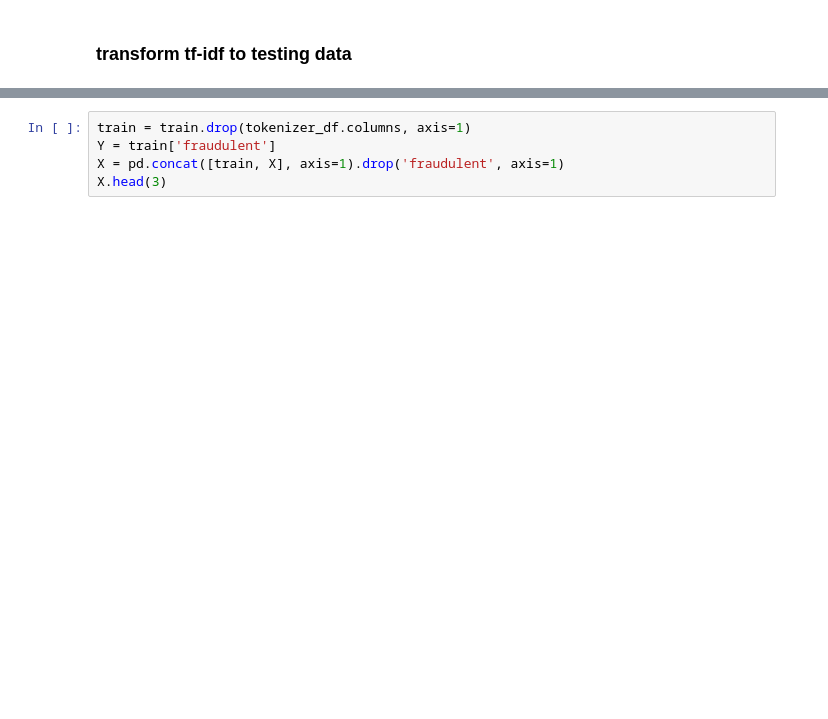
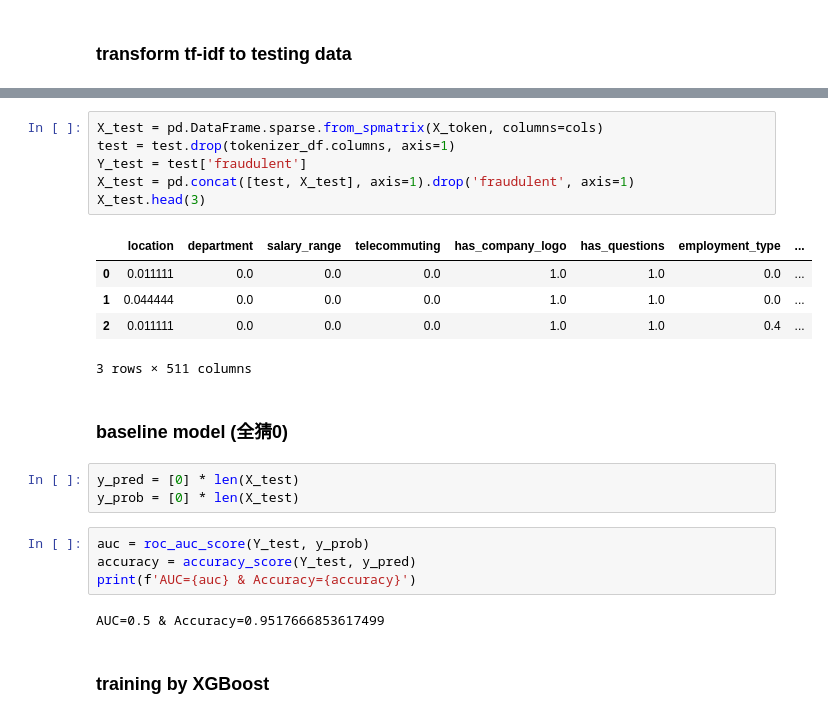
Before and after one commit to chi15036/job-description-prediction, a Jupyter notebook: job-description-prediction.ipynb, the cells around one changed output, grey strips where cells are left out. Saved outputs shown, nothing was run; the diff lists cells and outputs as text; blank space fills up the shorter version.

Commit message:
Add baseline, xgboost, MLP model

```diff
--- a/job-description-prediction.ipynb
+++ b/job-description-prediction.ipynb
@@ -345,5 +352,25 @@ X = pd.DataFrame.sparse.from_spmatrix(X_token, columns=cols)
 # %%
-train = train.drop(tokenizer_df.columns, axis=1)
-Y = train['fraudulent']
-X = pd.concat([train, X], axis=1).drop('fraudulent', axis=1)
-X.head(3)
+X_test = pd.DataFrame.sparse.from_spmatrix(X_token, columns=cols)
+test = test.drop(tokenizer_df.columns, axis=1)
+Y_test = test['fraudulent']
+X_test = pd.concat([test, X_test], axis=1).drop('fraudulent', axis=1)
+X_test.head(3)
+# %% [output]
+|  | location | department | salary_range | telecommuting | has_company_logo | has_questions | employment_type | ... |
+| 0 | 0.011111 | 0.0 | 0.0 | 0.0 | 1.0 | 1.0 | 0.0 | ... |
+| 1 | 0.044444 | 0.0 | 0.0 | 0.0 | 1.0 | 1.0 | 0.0 | ... |
+| 2 | 0.011111 | 0.0 | 0.0 | 0.0 | 1.0 | 1.0 | 0.4 | ... |
+3 rows × 511 columns
+# %% [markdown]
+### baseline model (全猜0)
+# %%
+y_pred = [0] * len(X_test)
+y_prob = [0] * len(X_test)
+# %%
+auc = roc_auc_score(Y_test, y_prob)
+accuracy = accuracy_score(Y_test, y_pred)
+print(f'AUC={auc} & Accuracy={accuracy}')
+# %% [output]
+AUC=0.5 & Accuracy=0.9517666853617499
+# %% [markdown]
+### training by XGBoost
```
Also changed, not shown: parts of 20 cells of this notebook, 1 other file.
